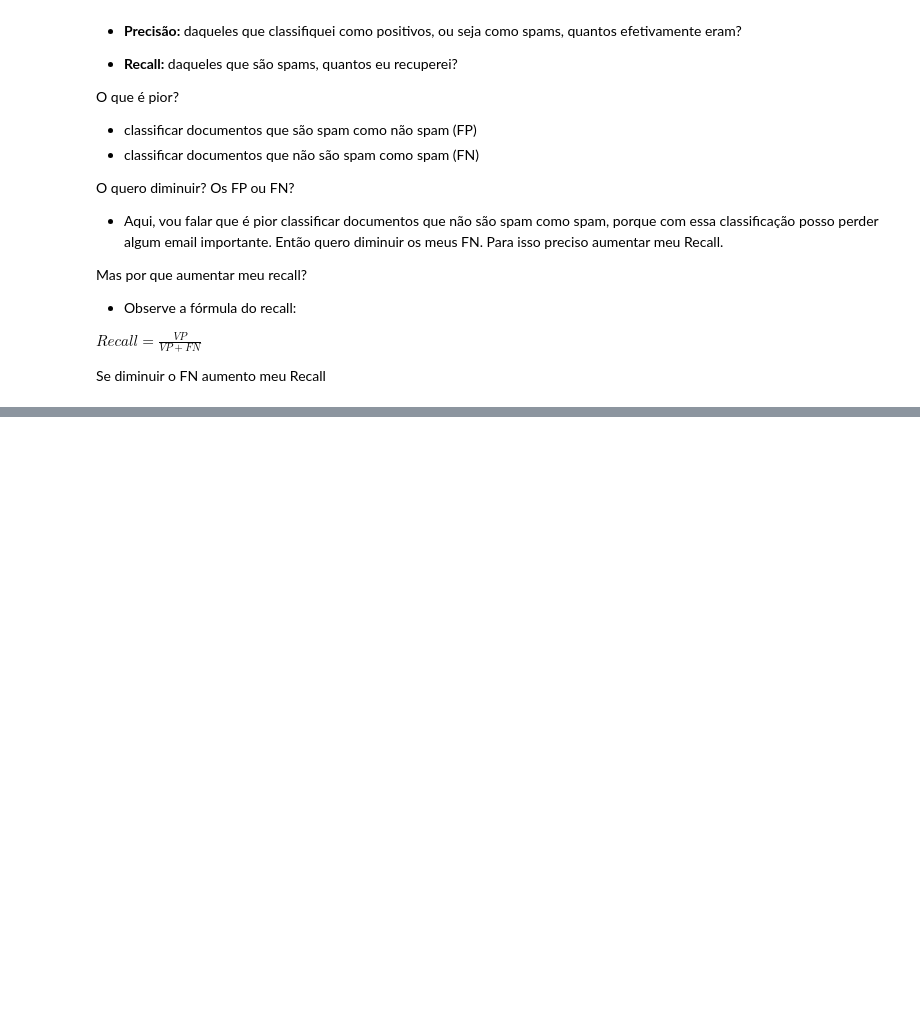
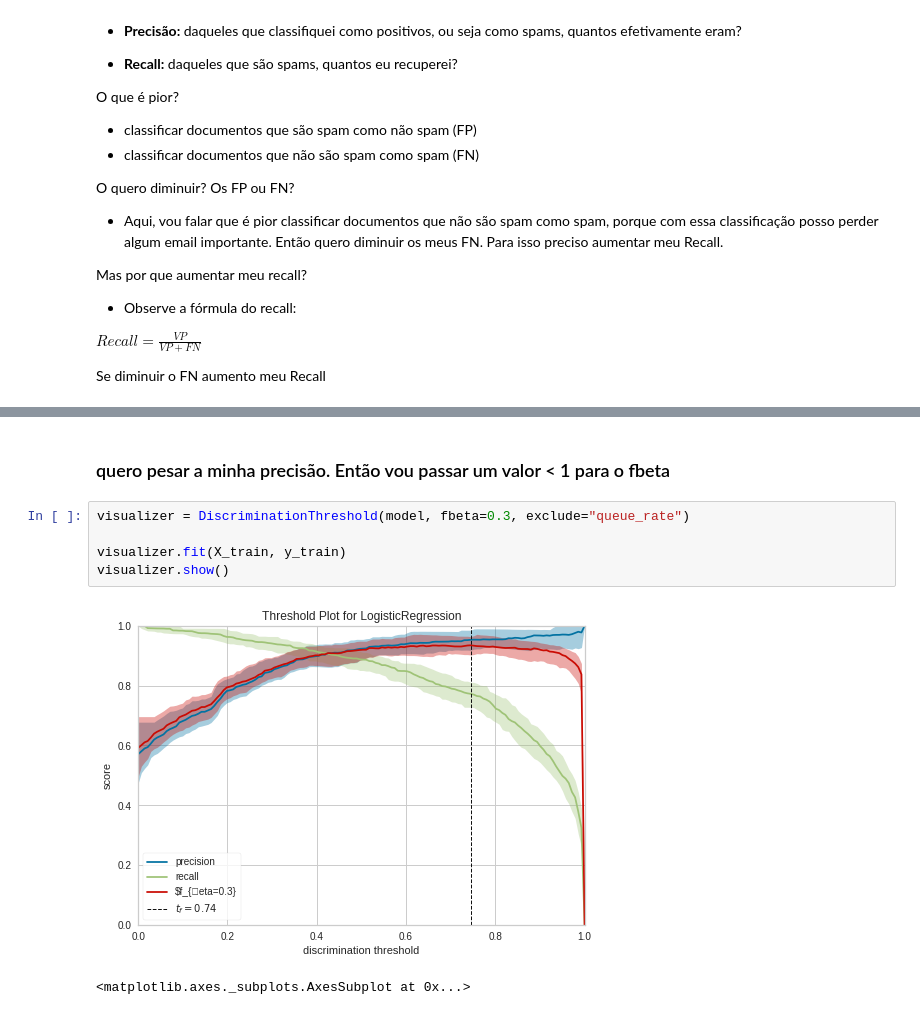
Before and after one commit to barbarasilveiraf/course_metrics, a Jupyter notebook: src/ml/notebooks/Classification Example.ipynb, the cells around one changed output, grey strips where cells are left out. Saved outputs shown, nothing was run; the diff lists cells and outputs as text; blank space fills up the shorter version.

```diff
--- a/src/ml/notebooks/Classification Example.ipynb
+++ b/src/ml/notebooks/Classification Example.ipynb
@@ -177,2 +179,12 @@ visualizer.show()
 <matplotlib.axes._subplots.AxesSubplot at 0x...>
+# %% [markdown]
+### quero pesar a minha precisão. Então vou passar um valor < 1 para o fbeta
+# %%
+visualizer = DiscriminationThreshold(model, fbeta=0.3, exclude="queue_rate")
+
+visualizer.fit(X_train, y_train)
+visualizer.show()
+# %% [output]
+[figure, added]
+<matplotlib.axes._subplots.AxesSubplot at 0x...>
 # %% [markdown]
```
Also changed, not shown: parts of 7 cells of this notebook, 1 other file.
